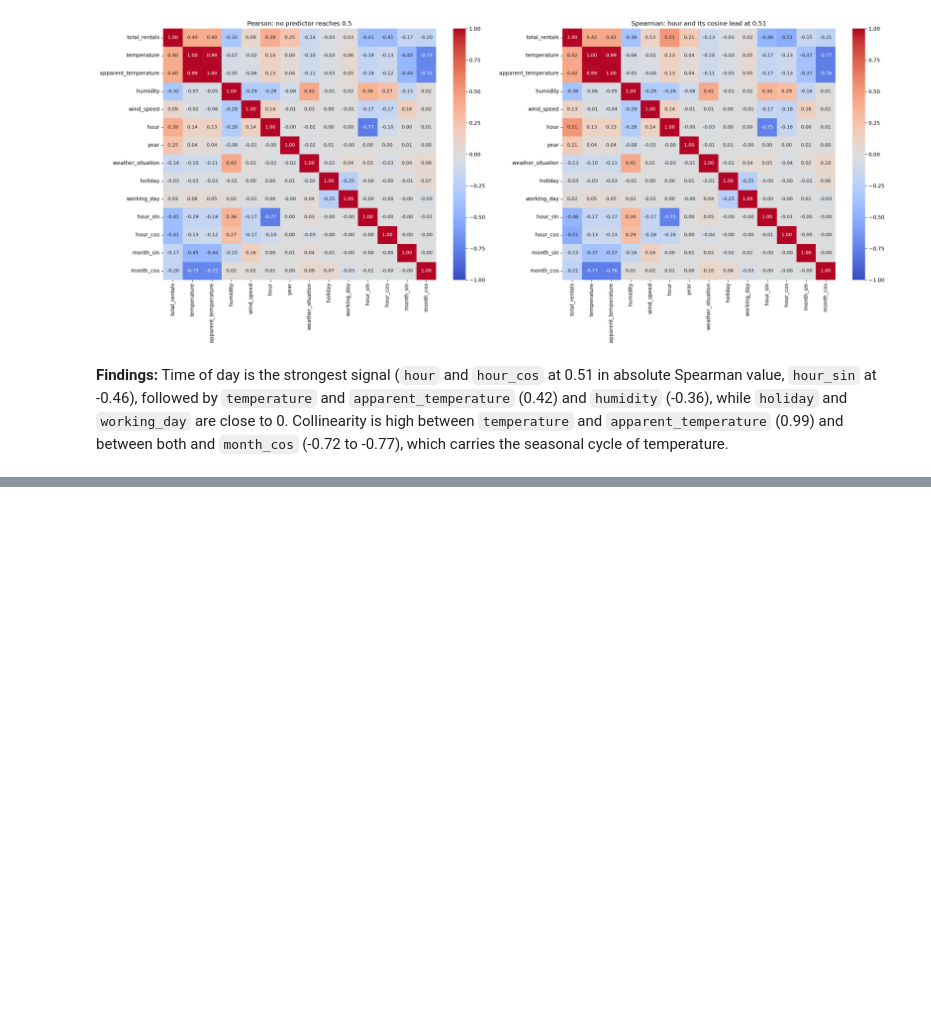
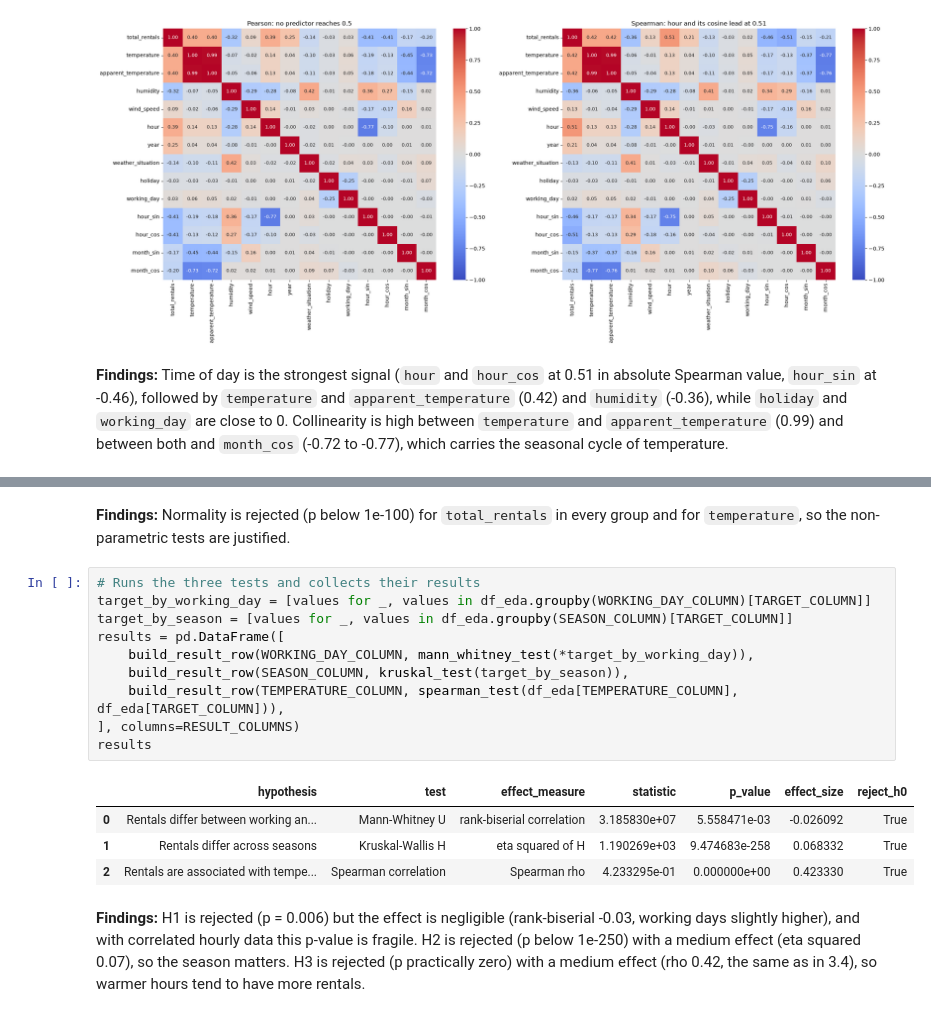
Before and after one commit to Hallason823/MachineLearning-2026.2, a Jupyter notebook: notebooks/01_regression.ipynb, the cells around one changed output, grey strips where cells are left out. Drawn from its saved outputs; the diff is of its cells as text; blank space fills up the shorter version.

```diff
--- a/notebooks/01_regression.ipynb
+++ b/notebooks/01_regression.ipynb
@@ -644,0 +725,19 @@ plot_correlation_heatmaps(df_eda[CORRELATION_COLUMNS])
+# %% [markdown]
+**Findings:** Normality is rejected (p below 1e-100) for `total_rentals` in every group and for `temperature`, so the non-parametric tests are justified.
+# %%
+# Runs the three tests and collects their results
+target_by_working_day = [values for _, values in df_eda.groupby(WORKING_DAY_COLUMN)[TARGET_COLUMN]]
+target_by_season = [values for _, values in df_eda.groupby(SEASON_COLUMN)[TARGET_COLUMN]]
+results = pd.DataFrame([
+    build_result_row(WORKING_DAY_COLUMN, mann_whitney_test(*target_by_working_day)),
+    build_result_row(SEASON_COLUMN, kruskal_test(target_by_season)),
+    build_result_row(TEMPERATURE_COLUMN, spearman_test(df_eda[TEMPERATURE_COLUMN], df_eda[TARGET_COLUMN])),
+], columns=RESULT_COLUMNS)
+results
+# %% [output]
+|  | hypothesis | test | effect_measure | statistic | p_value | effect_size | reject_h0 |
+| 0 | Rentals differ between working an... | Mann-Whitney U | rank-biserial correlation | 3.185830e+07 | 5.558471e-03 | -0.026092 | True |
+| 1 | Rentals differ across seasons | Kruskal-Wallis H | eta squared of H | 1.190269e+03 | 9.474683e-258 | 0.068332 | True |
+| 2 | Rentals are associated with tempe... | Spearman correlation | Spearman rho | 4.233295e-01 | 0.000000e+00 | 0.423330 | True |
+# %% [markdown]
+**Findings:** H1 is rejected (p = 0.006) but the effect is negligible (rank-biserial -0.03, working days slightly higher), and with correlated hourly data this p-value is fragile. H2 is rejected (p below 1e-250) with a medium effect (eta squared 0.07), so the season matters. H3 is rejected (p practically zero) with a medium effect (rho 0.42, the same as in 3.4), so warmer hours tend to have more rentals.
```
Also changed, not shown: parts of 6 cells of this notebook, 1 other file.
